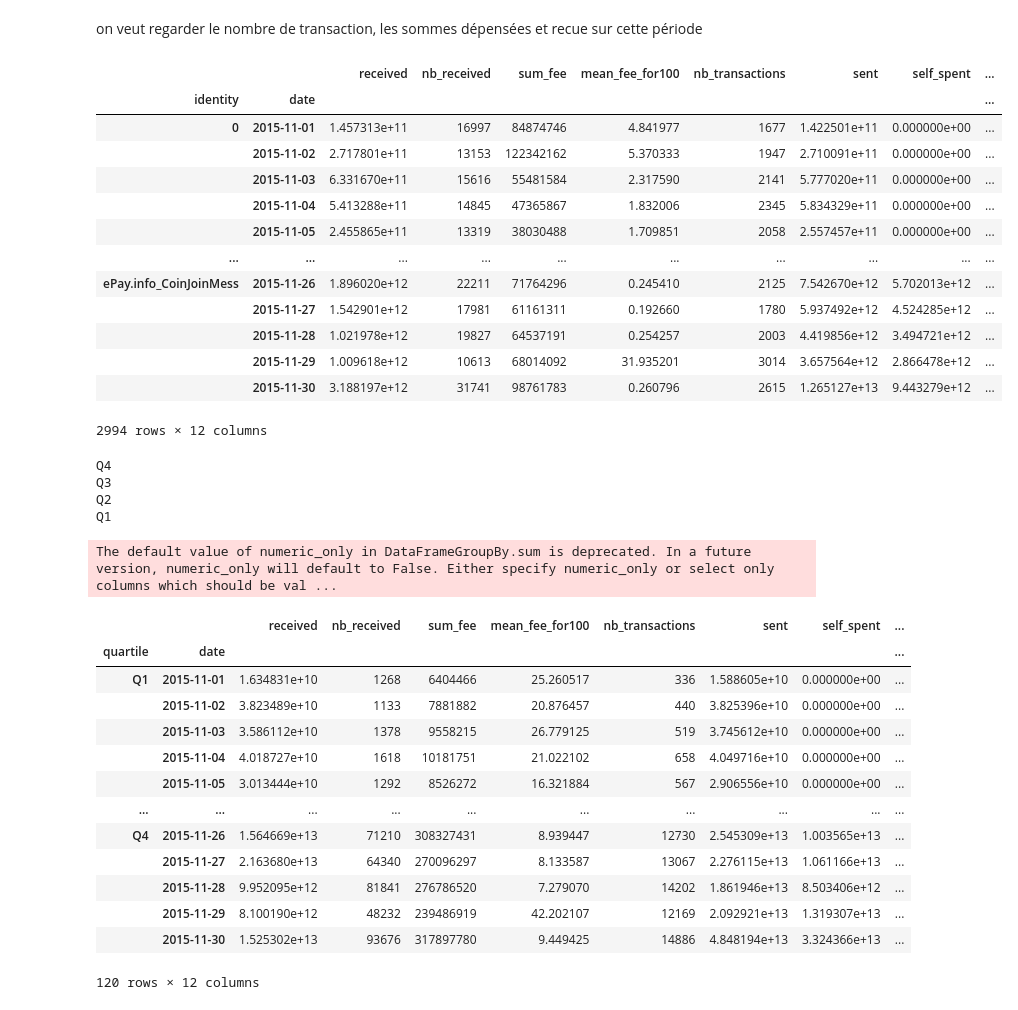
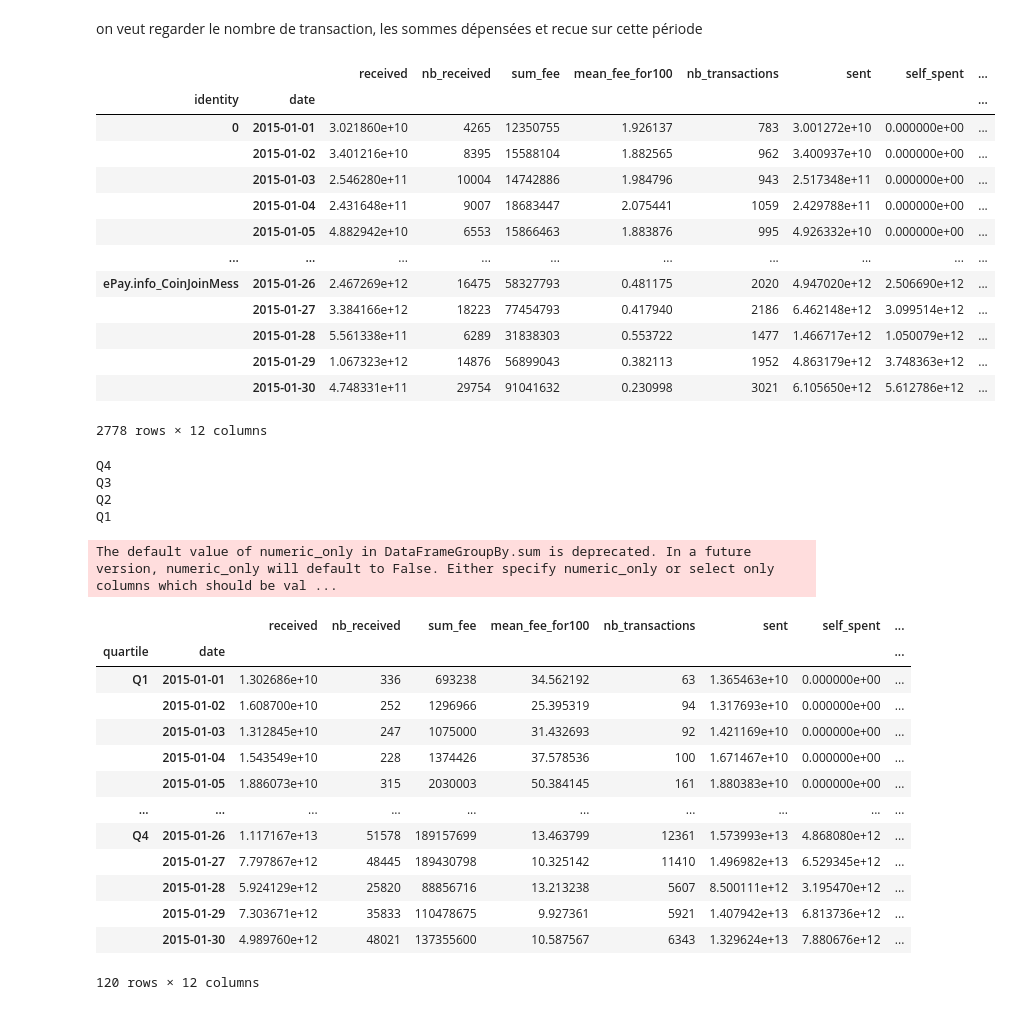
Before and after one commit to Coartix/BigDataDefiEGC, a Jupyter notebook: profit_analysis.ipynb, the cells around one changed output. Saved outputs shown, nothing was run; the diff lists cells and outputs as text; code cells hidden in the pictures.

```diff
--- a/profit_analysis.ipynb
+++ b/profit_analysis.ipynb
@@ -361,37 +364,37 @@ on veut regarder le nombre de transaction, les sommes dépensées et recue sur c
 # %%
 # for each quartile, on the range from 2015-08-01 to 2015-08-31, plot the number of transactions
 #actor_df.set_index('identity', inplace=True)
 #actor_df = actor_df.groupby([actor_df.index, 'date']).sum()
 
 # set the date as a column
 actor_df.reset_index(inplace=True)
 
 # set the date as the index
 actor_df.set_index('date', inplace=True)
 
 # only keep the date range from 2015-08-01 to 2015-08-31
-actor_df_2015_08 = actor_df.loc['2015-11-01':'2015-11-30']
+actor_df_2015_08 = actor_df.loc['2015-01-01':'2015-01-30']
 
 actor_df_2015_08.reset_index(inplace=True)
 actor_df_2015_08.set_index('identity', inplace=True)
 actor_df_2015_08 = actor_df_2015_08.groupby([actor_df_2015_08.index, 'date']).sum()
 
 actor_df_2015_08
 # %% [output]
 |  |  | received | nb_received | sum_fee | mean_fee_for100 | nb_transactions | sent | self_spent | ... |
 | identity | date |  |  |  |  |  |  |  | ... |
-| 0 | 2015-11-01 | 1.457313e+11 | 16997 | 84874746 | 4.841977 | 1677 | 1.422501e+11 | 0.000000e+00 | ... |
-|  | 2015-11-02 | 2.717801e+11 | 13153 | 122342162 | 5.370333 | 1947 | 2.710091e+11 | 0.000000e+00 | ... |
-|  | 2015-11-03 | 6.331670e+11 | 15616 | 55481584 | 2.317590 | 2141 | 5.777020e+11 | 0.000000e+00 | ... |
-|  | 2015-11-04 | 5.413288e+11 | 14845 | 47365867 | 1.832006 | 2345 | 5.834329e+11 | 0.000000e+00 | ... |
-|  | 2015-11-05 | 2.455865e+11 | 13319 | 38030488 | 1.709851 | 2058 | 2.557457e+11 | 0.000000e+00 | ... |
+| 0 | 2015-01-01 | 3.021860e+10 | 4265 | 12350755 | 1.926137 | 783 | 3.001272e+10 | 0.000000e+00 | ... |
+|  | 2015-01-02 | 3.401216e+10 | 8395 | 15588104 | 1.882565 | 962 | 3.400937e+10 | 0.000000e+00 | ... |
+|  | 2015-01-03 | 2.546280e+11 | 10004 | 14742886 | 1.984796 | 943 | 2.517348e+11 | 0.000000e+00 | ... |
+|  | 2015-01-04 | 2.431648e+11 | 9007 | 18683447 | 2.075441 | 1059 | 2.429788e+11 | 0.000000e+00 | ... |
+|  | 2015-01-05 | 4.882942e+10 | 6553 | 15866463 | 1.883876 | 995 | 4.926332e+10 | 0.000000e+00 | ... |
 | ... | ... | ... | ... | ... | ... | ... | ... | ... | ... |
-| ePay.info_CoinJoinMess | 2015-11-26 | 1.896020e+12 | 22211 | 71764296 | 0.245410 | 2125 | 7.542670e+12 | 5.702013e+12 | ... |
-|  | 2015-11-27 | 1.542901e+12 | 17981 | 61161311 | 0.192660 | 1780 | 5.937492e+12 | 4.524285e+12 | ... |
-|  | 2015-11-28 | 1.021978e+12 | 19827 | 64537191 | 0.254257 | 2003 | 4.419856e+12 | 3.494721e+12 | ... |
-|  | 2015-11-29 | 1.009618e+12 | 10613 | 68014092 | 31.935201 | 3014 | 3.657564e+12 | 2.866478e+12 | ... |
-|  | 2015-11-30 | 3.188197e+12 | 31741 | 98761783 | 0.260796 | 2615 | 1.265127e+13 | 9.443279e+12 | ... |
+| ePay.info_CoinJoinMess | 2015-01-26 | 2.467269e+12 | 16475 | 58327793 | 0.481175 | 2020 | 4.947020e+12 | 2.506690e+12 | ... |
+|  | 2015-01-27 | 3.384166e+12 | 18223 | 77454793 | 0.417940 | 2186 | 6.462148e+12 | 3.099514e+12 | ... |
+|  | 2015-01-28 | 5.561338e+11 | 6289 | 31838303 | 0.553722 | 1477 | 1.466717e+12 | 1.050079e+12 | ... |
+|  | 2015-01-29 | 1.067323e+12 | 14876 | 56899043 | 0.382113 | 1952 | 4.863179e+12 | 3.748363e+12 | ... |
+|  | 2015-01-30 | 4.748331e+11 | 29754 | 91041632 | 0.230998 | 3021 | 6.105650e+12 | 5.612786e+12 | ... |
-2994 rows × 12 columns
+2778 rows × 12 columns
 # %%
 # group the actor_df_2015_08 dataframe by quartile
 for elt in final_profits_df['quartile'].unique():
@@ -416,17 +419,17 @@ Q1
 The default value of numeric_only in DataFrameGroupBy.sum is deprecated. In a future version, numeric_only will default to False. Either specify numeric_only or select only columns which should be val ...
 |  |  | received | nb_received | sum_fee | mean_fee_for100 | nb_transactions | sent | self_spent | ... |
 | quartile | date |  |  |  |  |  |  |  | ... |
-| Q1 | 2015-11-01 | 1.634831e+10 | 1268 | 6404466 | 25.260517 | 336 | 1.588605e+10 | 0.000000e+00 | ... |
-|  | 2015-11-02 | 3.823489e+10 | 1133 | 7881882 | 20.876457 | 440 | 3.825396e+10 | 0.000000e+00 | ... |
-|  | 2015-11-03 | 3.586112e+10 | 1378 | 9558215 | 26.779125 | 519 | 3.745612e+10 | 0.000000e+00 | ... |
-|  | 2015-11-04 | 4.018727e+10 | 1618 | 10181751 | 21.022102 | 658 | 4.049716e+10 | 0.000000e+00 | ... |
-|  | 2015-11-05 | 3.013444e+10 | 1292 | 8526272 | 16.321884 | 567 | 2.906556e+10 | 0.000000e+00 | ... |
+| Q1 | 2015-01-01 | 1.302686e+10 | 336 | 693238 | 34.562192 | 63 | 1.365463e+10 | 0.000000e+00 | ... |
+|  | 2015-01-02 | 1.608700e+10 | 252 | 1296966 | 25.395319 | 94 | 1.317693e+10 | 0.000000e+00 | ... |
+|  | 2015-01-03 | 1.312845e+10 | 247 | 1075000 | 31.432693 | 92 | 1.421169e+10 | 0.000000e+00 | ... |
+|  | 2015-01-04 | 1.543549e+10 | 228 | 1374426 | 37.578536 | 100 | 1.671467e+10 | 0.000000e+00 | ... |
+|  | 2015-01-05 | 1.886073e+10 | 315 | 2030003 | 50.384145 | 161 | 1.880383e+10 | 0.000000e+00 | ... |
 | ... | ... | ... | ... | ... | ... | ... | ... | ... | ... |
-| Q4 | 2015-11-26 | 1.564669e+13 | 71210 | 308327431 | 8.939447 | 12730 | 2.545309e+13 | 1.003565e+13 | ... |
-|  | 2015-11-27 | 2.163680e+13 | 64340 | 270096297 | 8.133587 | 13067 | 2.276115e+13 | 1.061166e+13 | ... |
-|  | 2015-11-28 | 9.952095e+12 | 81841 | 276786520 | 7.279070 | 14202 | 1.861946e+13 | 8.503406e+12 | ... |
-|  | 2015-11-29 | 8.100190e+12 | 48232 | 239486919 | 42.202107 | 12169 | 2.092921e+13 | 1.319307e+13 | ... |
-|  | 2015-11-30 | 1.525302e+13 | 93676 | 317897780 | 9.449425 | 14886 | 4.848194e+13 | 3.324366e+13 | ... |
+| Q4 | 2015-01-26 | 1.117167e+13 | 51578 | 189157699 | 13.463799 | 12361 | 1.573993e+13 | 4.868080e+12 | ... |
+|  | 2015-01-27 | 7.797867e+12 | 48445 | 189430798 | 10.325142 | 11410 | 1.496982e+13 | 6.529345e+12 | ... |
+|  | 2015-01-28 | 5.924129e+12 | 25820 | 88856716 | 13.213238 | 5607 | 8.500111e+12 | 3.195470e+12 | ... |
+|  | 2015-01-29 | 7.303671e+12 | 35833 | 110478675 | 9.927361 | 5921 | 1.407942e+13 | 6.813736e+12 | ... |
+|  | 2015-01-30 | 4.989760e+12 | 48021 | 137355600 | 10.587567 | 6343 | 1.329624e+13 | 7.880676e+12 | ... |
 120 rows × 12 columns
 # %%
 # plot the number of transactions of each quartile
```
Also changed, not shown: parts of 14 cells of this notebook.
